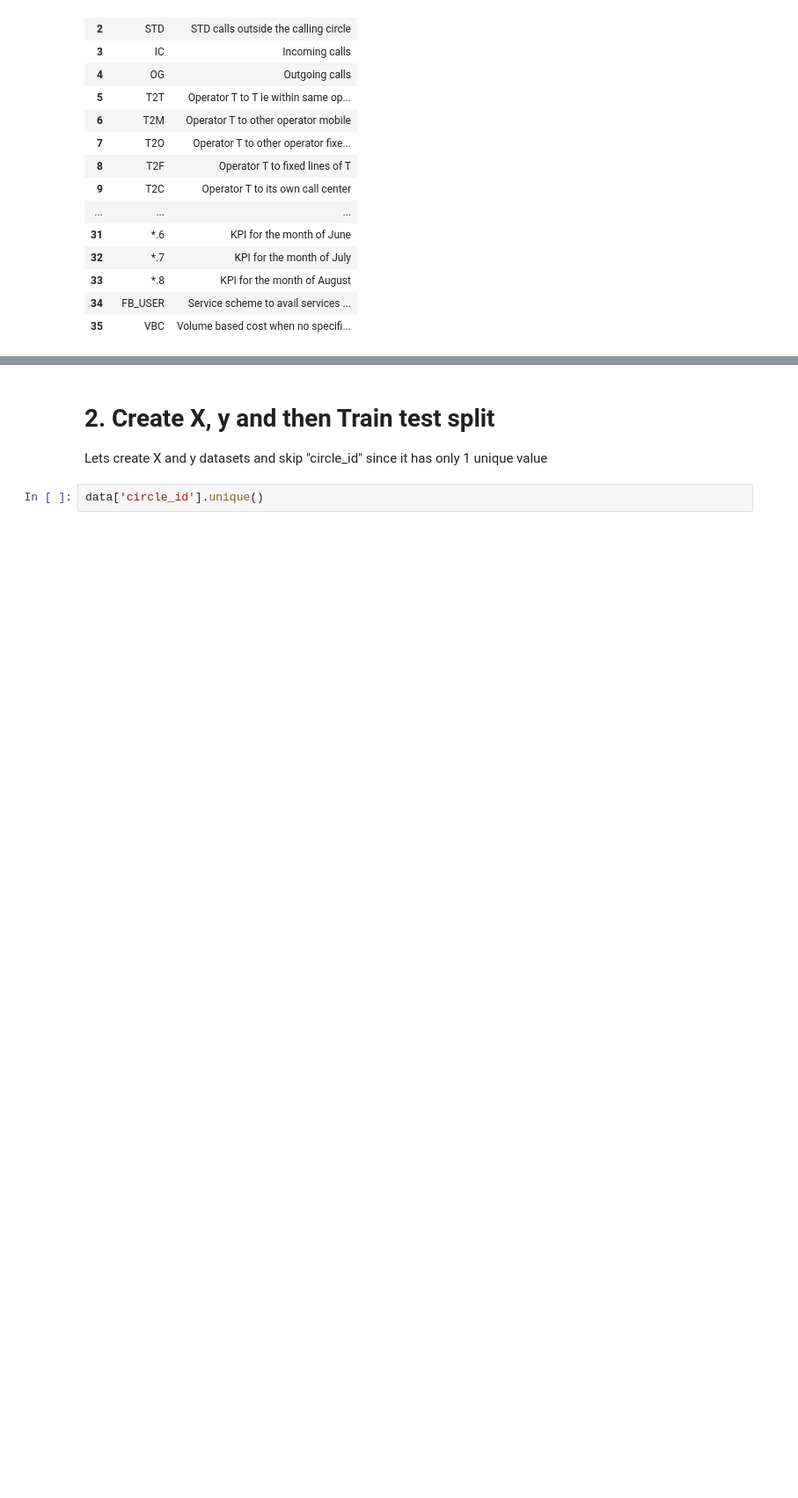
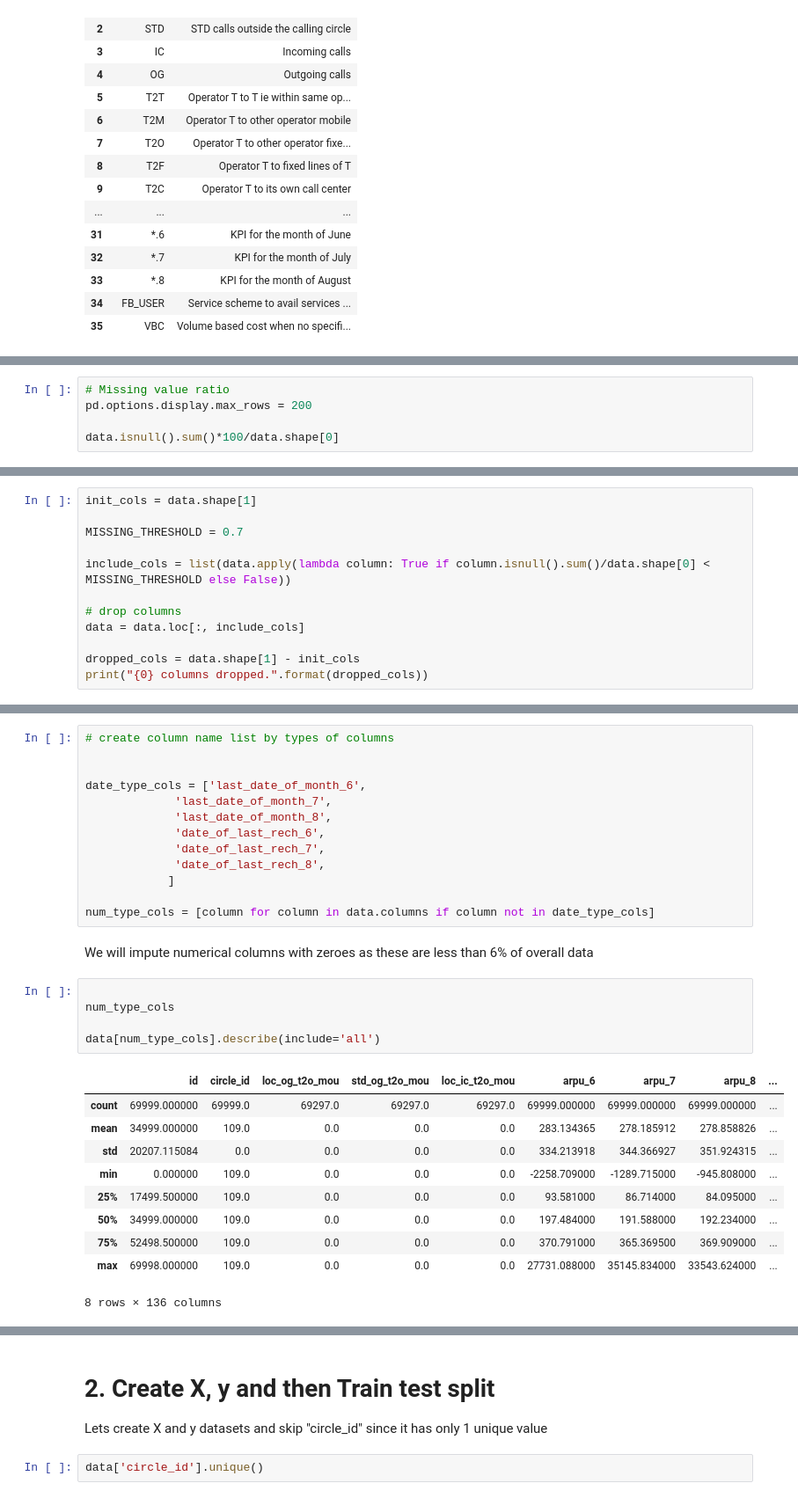
Before and after one commit to kapasitejas/Telecom_Churn_Case_Study, a Jupyter notebook: telecom-casestudy.ipynb, the cells around one changed output, grey strips where cells are left out. Shown at 88% size. Drawn from its saved outputs; the diff is of its cells as text; blank space fills up the shorter version.

Commit message:
Data Cleanup

```diff
--- a/telecom-casestudy.ipynb
+++ b/telecom-casestudy.ipynb
@@ -222,0 +206,5 @@ data.describe(include="all")
+# %%
+# Missing value ratio
+pd.options.display.max_rows = 200
+
+data.isnull().sum()*100/data.shape[0]
@@ -222,0 +231,12 @@ data.describe(include="all")
+# %%
+init_cols = data.shape[1]
+
+MISSING_THRESHOLD = 0.7
+
+include_cols = list(data.apply(lambda column: True if column.isnull().sum()/data.shape[0] < MISSING_THRESHOLD else False))
+
+# drop columns
+data = data.loc[:, include_cols]
+
+dropped_cols = data.shape[1] - init_cols
+print("{0} columns dropped.".format(dropped_cols))
@@ -222,0 +308,31 @@ data.describe(include="all")
+# %%
+# create column name list by types of columns
+
+
+date_type_cols = ['last_date_of_month_6',
+             'last_date_of_month_7',
+             'last_date_of_month_8',
+             'date_of_last_rech_6',
+             'date_of_last_rech_7',
+             'date_of_last_rech_8',
+            ]
+
+num_type_cols = [column for column in data.columns if column not in date_type_cols]
+# %% [markdown]
+We will impute numerical columns with zeroes as these are less than 6% of overall data
+# %%
+
+num_type_cols
+
+data[num_type_cols].describe(include='all')
+# %% [output]
+|  | id | circle_id | loc_og_t2o_mou | std_og_t2o_mou | loc_ic_t2o_mou | arpu_6 | arpu_7 | arpu_8 | ... |
+| count | 69999.000000 | 69999.0 | 69297.0 | 69297.0 | 69297.0 | 69999.000000 | 69999.000000 | 69999.000000 | ... |
+| mean | 34999.000000 | 109.0 | 0.0 | 0.0 | 0.0 | 283.134365 | 278.185912 | 278.858826 | ... |
+| std | 20207.115084 | 0.0 | 0.0 | 0.0 | 0.0 | 334.213918 | 344.366927 | 351.924315 | ... |
+| min | 0.000000 | 109.0 | 0.0 | 0.0 | 0.0 | -2258.709000 | -1289.715000 | -945.808000 | ... |
+| 25% | 17499.500000 | 109.0 | 0.0 | 0.0 | 0.0 | 93.581000 | 86.714000 | 84.095000 | ... |
+| 50% | 34999.000000 | 109.0 | 0.0 | 0.0 | 0.0 | 197.484000 | 191.588000 | 192.234000 | ... |
+| 75% | 52498.500000 | 109.0 | 0.0 | 0.0 | 0.0 | 370.791000 | 365.369500 | 369.909000 | ... |
+| max | 69998.000000 | 109.0 | 0.0 | 0.0 | 0.0 | 27731.088000 | 35145.834000 | 33543.624000 | ... |
+8 rows × 136 columns
```
Also changed, not shown: parts of 29 cells of this notebook.
